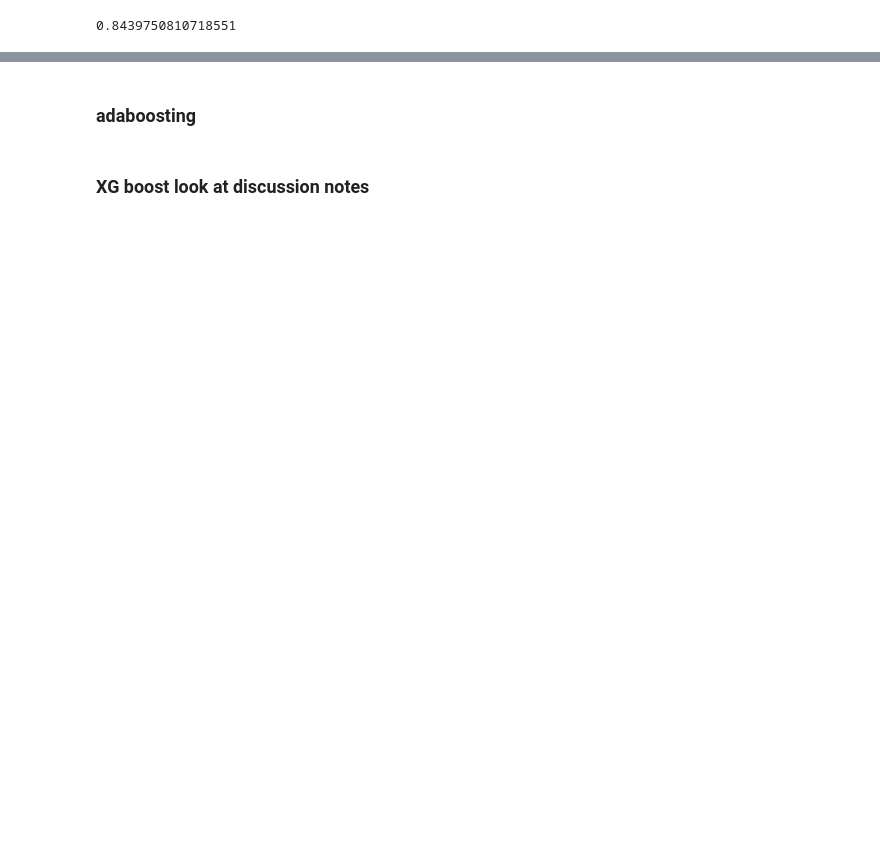
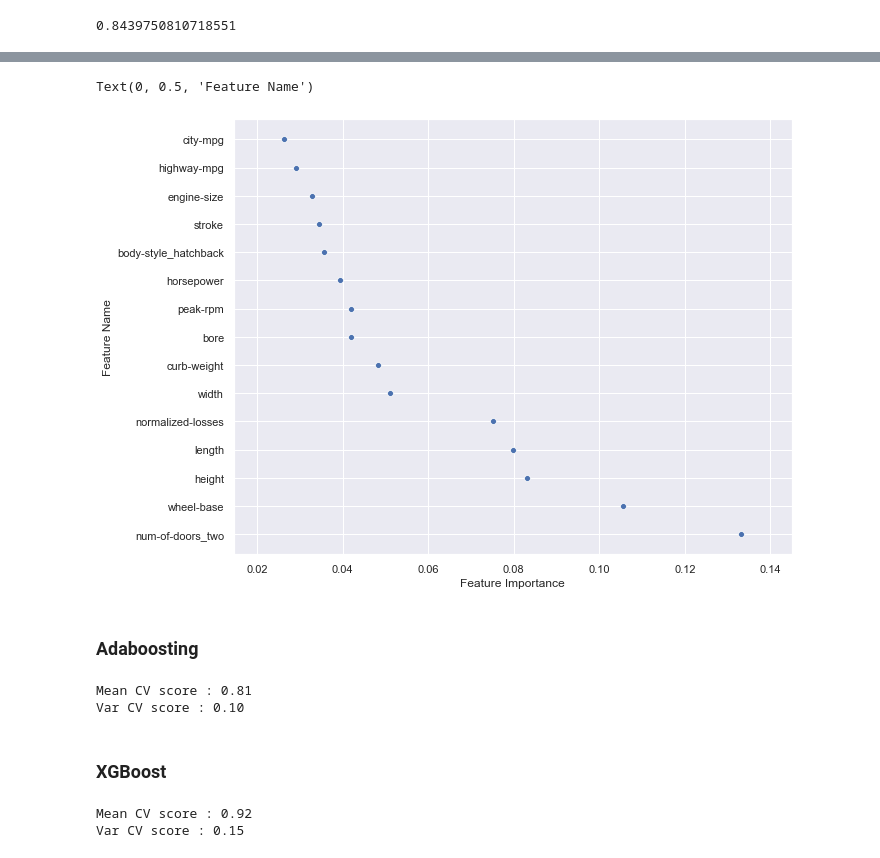
Before and after one commit to christinalchang/ucdavis-sta160, a Jupyter notebook: automobile.ipynb, the cells around one changed output, grey strips where cells are left out. Saved outputs shown, nothing was run; the diff lists cells and outputs as text; code cells hidden in the pictures; blank space fills up the shorter version.

```diff
--- a/automobile.ipynb
+++ b/automobile.ipynb
@@ -848,0 +814,4 @@ y_pred = clf.predict(X_test)
+# %%
+imp_df = pd.DataFrame({'feature':X_train.columns, 'imp':clf.feature_importances_})
+imp_df = imp_df.sort_values(by=['imp'],ascending=False).reset_index(drop=True)
+imp_df.head()
@@ -849,4 +855,36 @@ y_pred = clf.predict(X_test)
+# %%
+plt.figure(figsize = (10,8))
+sns.scatterplot(x='imp',y='feature',data=imp_df.iloc[:15,:])
+plt.xlabel('Feature Importance')
+plt.ylabel('Feature Name')
+# %% [output]
+Text(0, 0.5, 'Feature Name')
+[figure, added]
 # %% [markdown]
-### adaboosting
+### Adaboosting
-# %% [markdown]
-### XG boost look at discussion notes
+# %%
+from sklearn.ensemble import AdaBoostClassifier
+# base learner is a one-depth decision tree
+
+# train 10 sequential trees
+ada = AdaBoostClassifier(tree.DecisionTreeClassifier(max_depth=1),n_estimators=20)
+cv_score = cross_val_score(ada, X, y, cv=5, scoring='accuracy')
+print('Mean CV score : {:.2f}'.format(cv_score.mean()))
+print('Var CV score : {:.2f}'.format(cv_score.std()))
+# %% [output]
+Mean CV score : 0.81
+Var CV score : 0.10
+# %% [markdown]
+### XGBoost
+# %%
+# XGBoost
+from xgboost import XGBClassifier
+
+# max_depth=1, n_estimators=30
+xgb = XGBClassifier(max_depth=1, learning_rate=1, n_estimators=30)
+cv_score=cross_val_score(xgb, X, y, cv=50, scoring='accuracy')
+print('Mean CV score : {:.2f}'.format(cv_score.mean()))
+print('Var CV score : {:.2f}'.format(cv_score.std()))
+# %% [output]
+Mean CV score : 0.92
+Var CV score : 0.15
```
Also changed, not shown: parts of 23 cells of this notebook.
